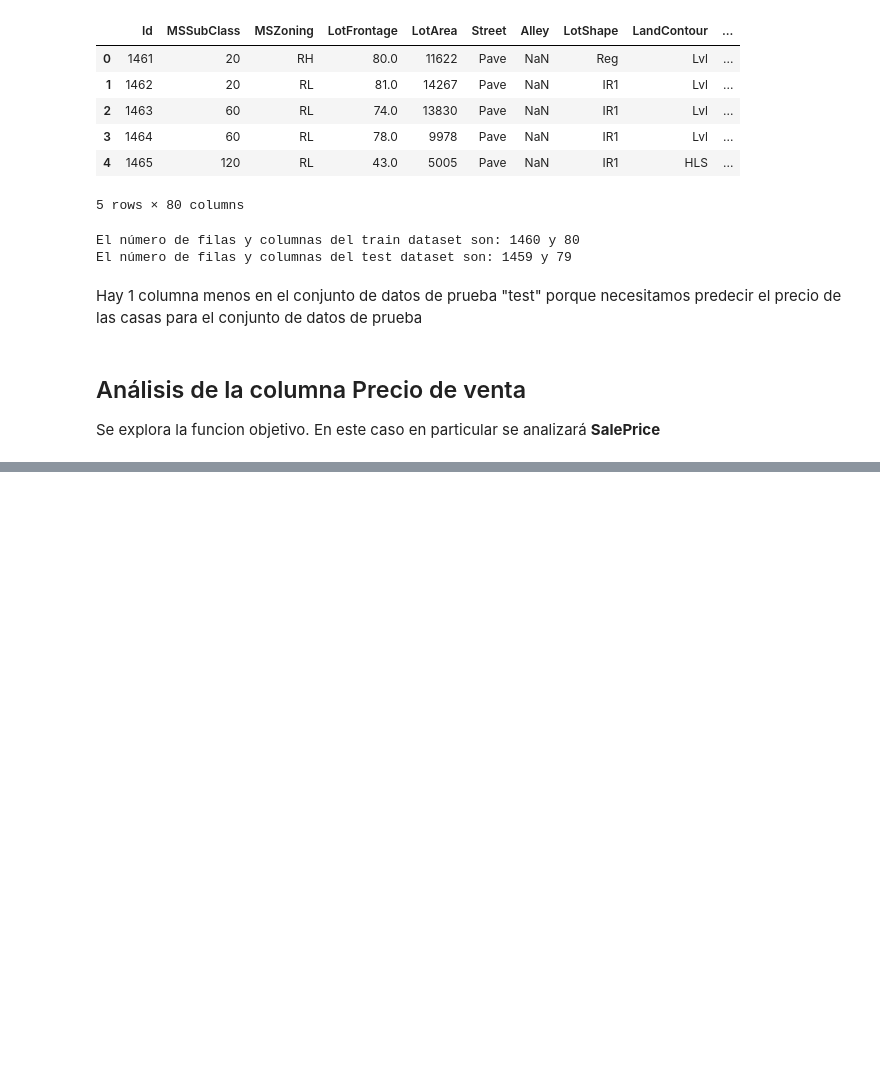
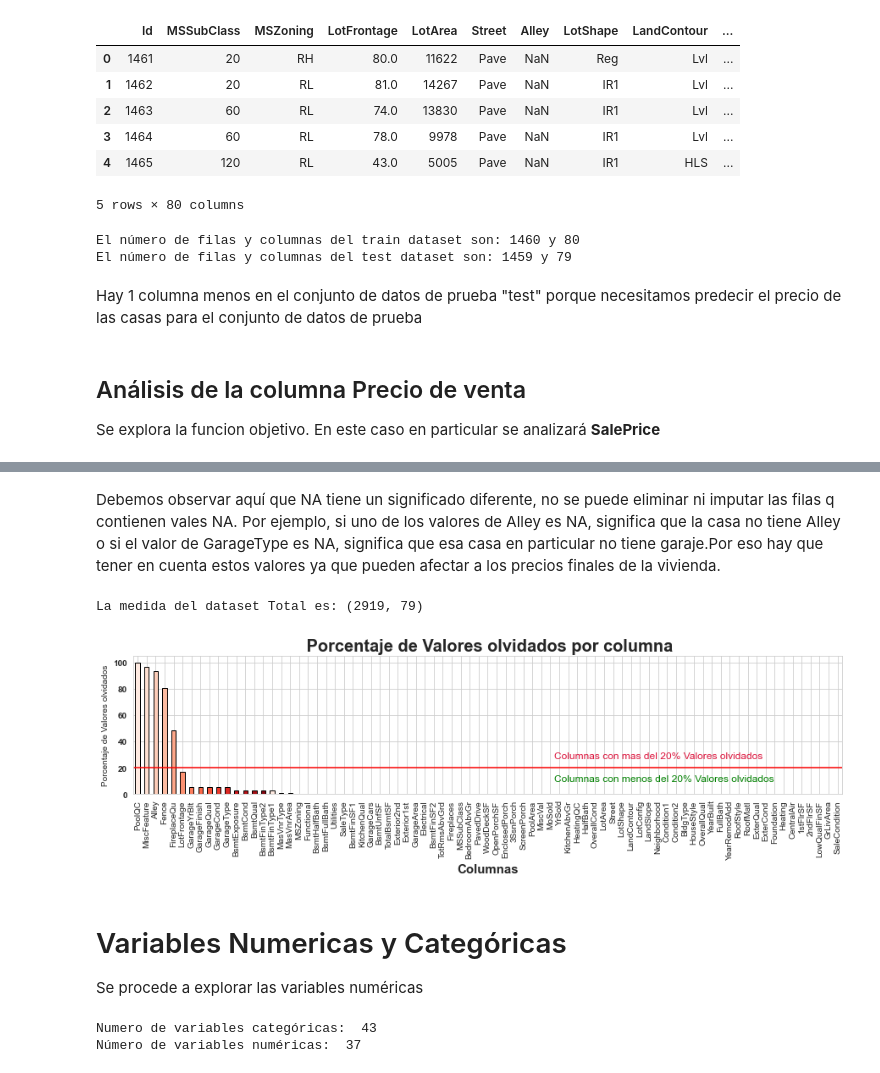
Before and after one commit to lugeminai/Hackathon, a Jupyter notebook: eda.ipynb, the cells around one changed output, grey strips where cells are left out. Drawn from its saved outputs; the diff is of its cells as text; code cells hidden in the pictures; blank space fills up the shorter version.

```diff
--- a/eda.ipynb
+++ b/eda.ipynb
@@ -88,0 +164,51 @@ three_chart_plot(df, 'SalePrice')
+# %% [markdown]
+Debemos observar aquí que NA tiene un significado diferente, no se puede eliminar ni imputar las filas q contienen vales NA. Por ejemplo, si uno de los valores de Alley es NA, significa que la casa no tiene Alley o si el valor de GarageType es NA, significa que esa casa en particular no tiene garaje.Por eso hay que tener en cuenta estos valores ya que pueden afectar a los precios finales de la vivienda.
+# %%
+# Se analiza los valores nulos al combinar ambos datasets
+
+na = train.shape[0]
+nb = test.shape[0]
+y_train = train['SalePrice'].to_frame()
+# Combinar train y test datasets
+total = pd.concat((train, test), sort = False).reset_index(drop = True)
+#Se elimina las columnas "SalePrice" e Id
+total.drop(['SalePrice'], axis = 1, inplace = True)
+print(f"La medida del dataset Total es: {total.shape}")
+# %% [output]
+La medida del dataset Total es: (2919, 79)
+# %%
+def msv_1(data, thresh = 20, color = 'black', edgecolor = 'black', height = 3, width = 15):
+
+    plt.figure(figsize = (width, height))
+    percentage = (data.isnull().mean()) * 100
+    percentage.sort_values(ascending = False).plot.bar(color = color, edgecolor = edgecolor)
+    plt.axhline(y = thresh, color = 'r', linestyle = '-')
+
+    plt.title(' Porcentaje de Valores olvidados por columna', fontsize=20, weight='bold' )
+
+    plt.text(len(data.isnull().sum()/len(data))/1.7, thresh+12.5, f'Columnas con mas del {thresh}% Valores olvidados', fontsize=12, color='crimson',
+         ha='left' ,va='top')
+    plt.text(len(data.isnull().sum()/len(data))/1.7, thresh - 5, f'Columnas con menos del {thresh}% Valores olvidados', fontsize=12, color='green',
+         ha='left' ,va='top')
+    plt.xlabel('Columnas', size=15, weight='bold')
+    plt.ylabel('Porcentaje de Valores olvidados')
+    plt.yticks(weight ='bold')
+
+    return plt.show()
+# %%
+msv_1(total, 20, color=sns.color_palette('Reds',15))
+# %% [output]
+[figure, added]
+# %% [markdown]
+# Variables Numericas  y Categóricas
+
+Se procede a explorar las variables numéricas
+# %%
+category_var = df.select_dtypes(include = 'object')
+num_var = df.select_dtypes(exclude = 'object')
+
+print("Numero de variables categóricas: ", category_var.shape[1])
+print("Número de variables numéricas: ", num_var.shape[1])
+# %% [output]
+Numero de variables categóricas:  43
+Número de variables numéricas:  37
```
Also changed, not shown: parts of 15 cells of this notebook.
